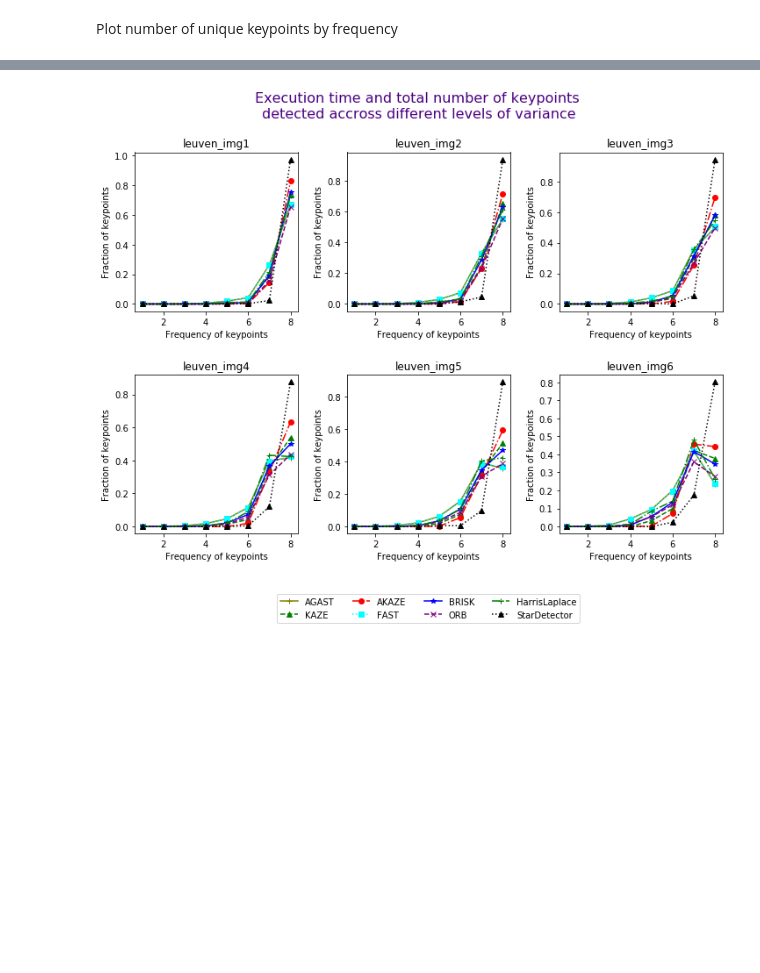
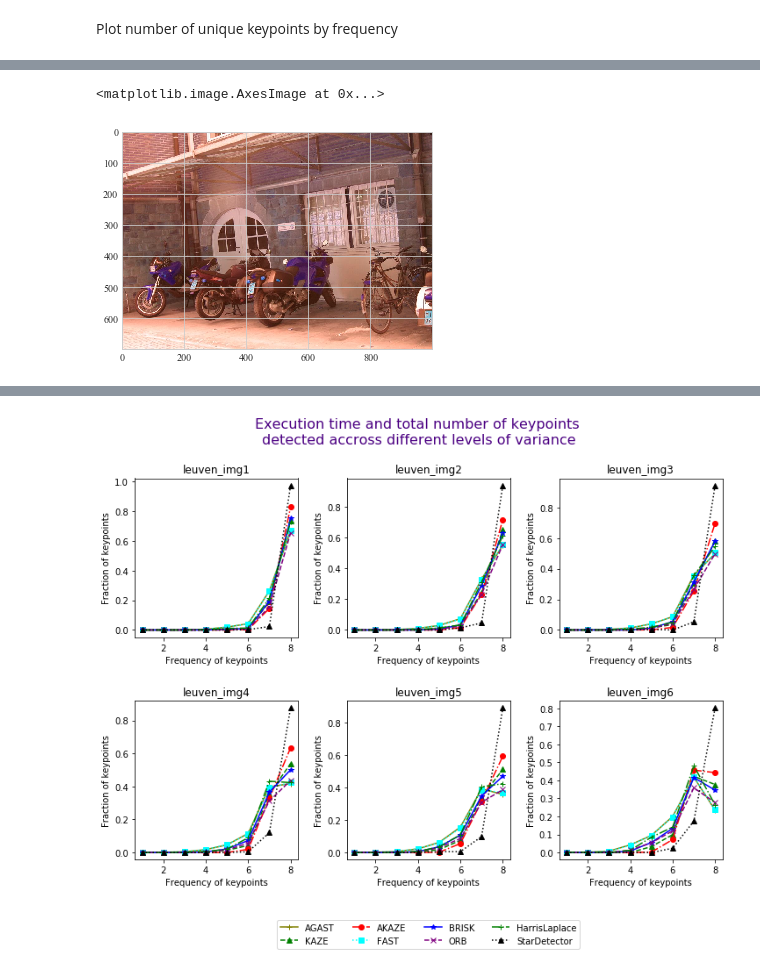
Before and after one commit to paul-shuvo/detector-descriptor-evaluation, a Jupyter notebook: src/detector_experiment.ipynb, the cells around one changed output, grey strips where cells are left out. Cells and saved outputs as stored; diff of their text form; code cells hidden in the pictures; blank space fills up the shorter version.

```diff
--- a/src/detector_experiment.ipynb
+++ b/src/detector_experiment.ipynb
@@ -438,0 +465,16 @@ plt.show()
+# %%
+def change_brightness(img, value=30):
+    hsv = cv2.cvtColor(img, cv2.COLOR_BGR2HSV)
+    h, s, v = cv2.split(hsv)
+    print(v)
+    lim = 255 - value
+    v[v > lim] = 255
+    v[v <= lim] += value
+
+    final_hsv = cv2.merge((h, s, v))
+    img = cv2.cvtColor(final_hsv, cv2.COLOR_HSV2BGR)
+    return img
+plt.imshow(image)
+# %% [output]
+<matplotlib.image.AxesImage at 0x...>
+[figure, added]
```
Also changed, not shown: parts of 22 cells of this notebook, 7 other files.
